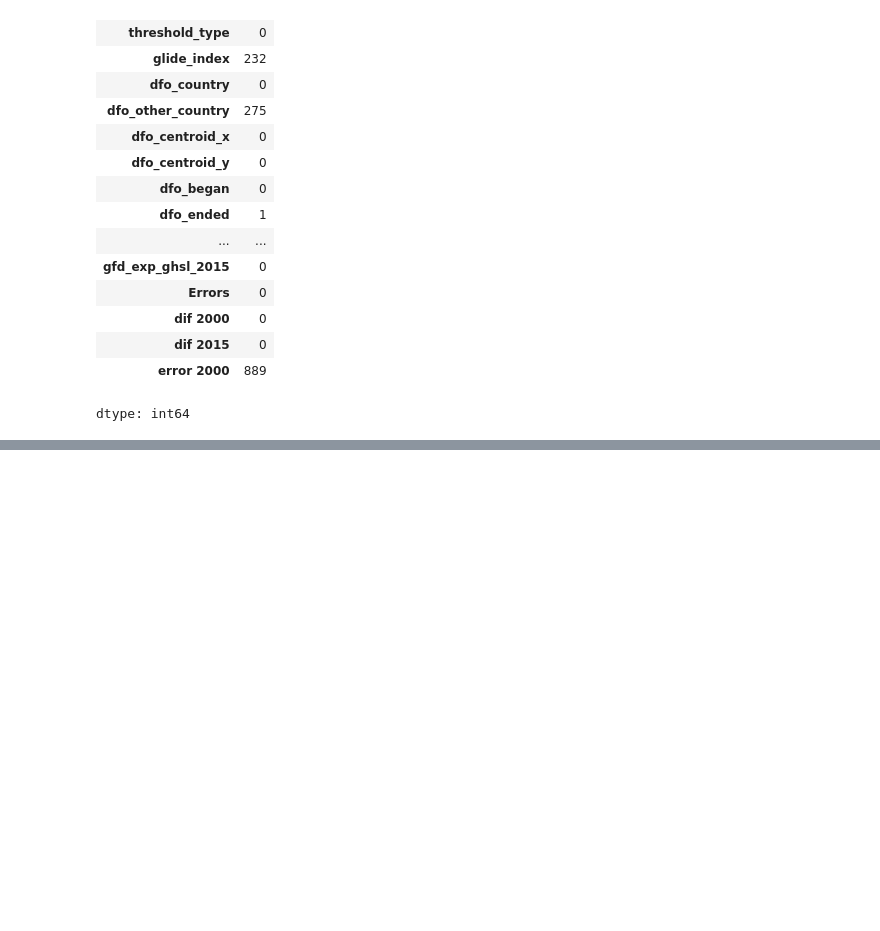
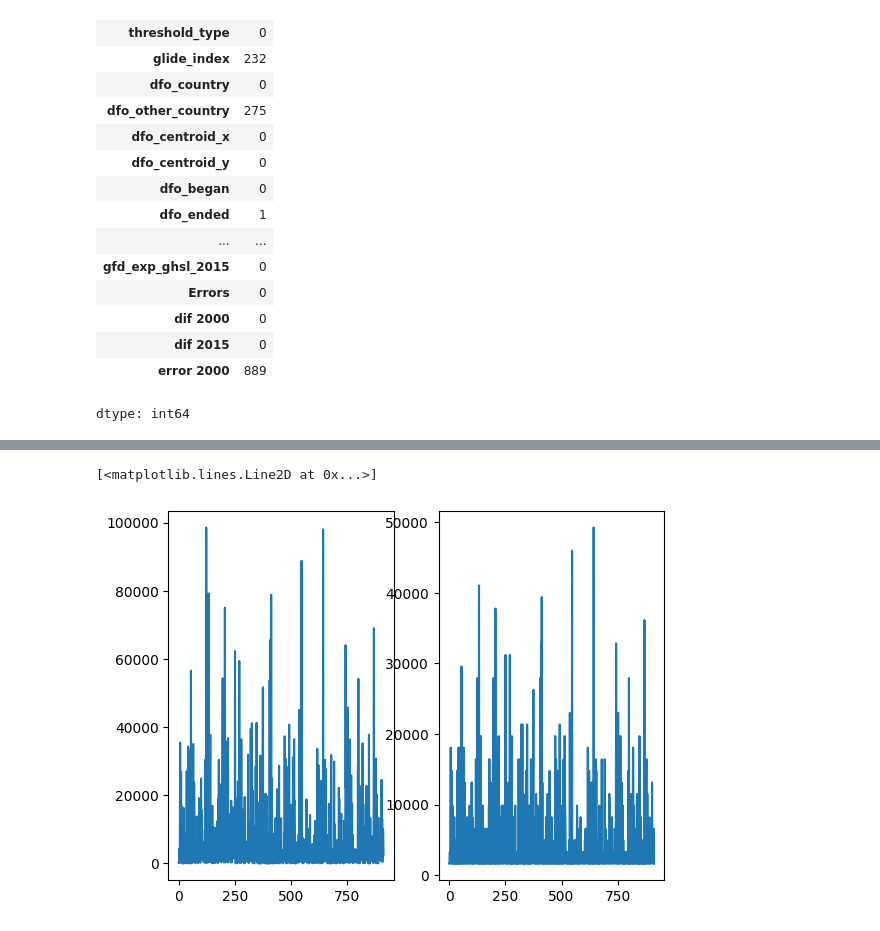
Before and after one commit to Patchaa119/BSC_DPDM2025, a Jupyter notebook: CH3_Data_Preprocessing.ipynb, the cells around one changed output, grey strips where cells are left out. Saved outputs shown, nothing was run; the diff lists cells and outputs as text; code cells hidden in the pictures; blank space fills up the shorter version.

```diff
--- a/CH3_Data_Preprocessing.ipynb
+++ b/CH3_Data_Preprocessing.ipynb
@@ -259,0 +337,8 @@ dtype: int64
+# %%
+plt.subplot(1,2,1)
+plt.plot(flood['gfd_area'])
+plt.subplot(1,2,2)
+plt.plot(flood['gfd_area_bin'])
+# %% [output]
+[<matplotlib.lines.Line2D at 0x...>]
+[figure, added]
```
Also changed, not shown: parts of 24 cells of this notebook.
